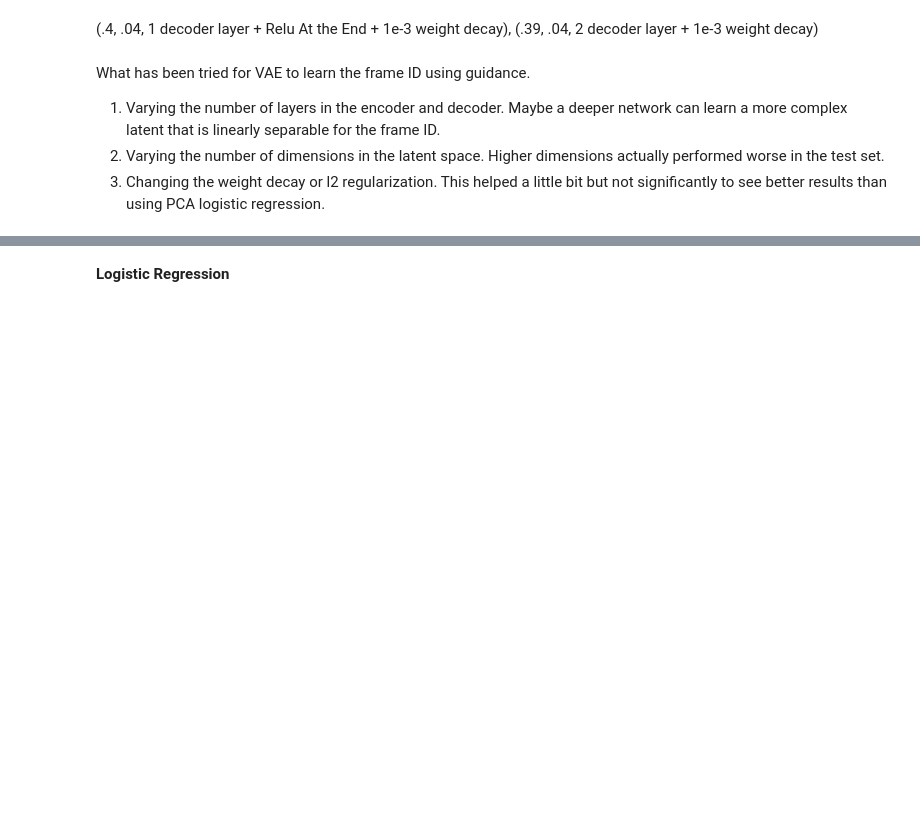
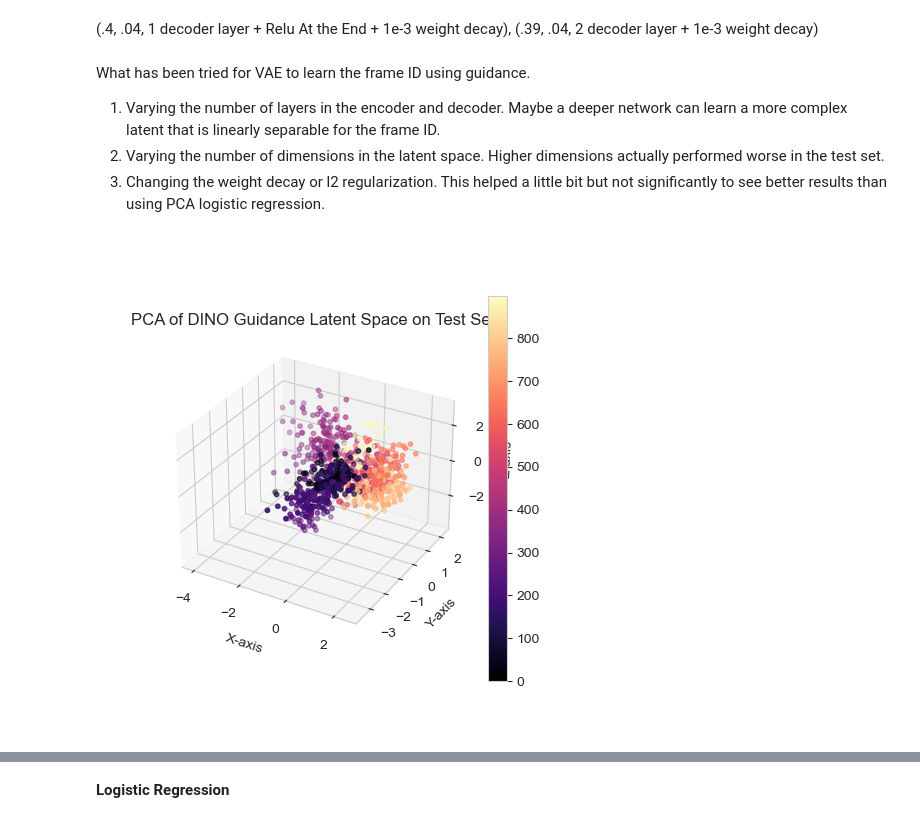
Before and after one commit to josephyu11600/ML-Neural-Data, a Jupyter notebook: Project/notebooks/cebra_analysis.ipynb, the cells around one changed output, grey strips where cells are left out. Saved outputs shown, nothing was run; the diff lists cells and outputs as text; code cells hidden in the pictures; blank space fills up the shorter version.

```diff
--- a/Project/notebooks/cebra_analysis.ipynb
+++ b/Project/notebooks/cebra_analysis.ipynb
@@ -1004,6 +1051,27 @@ X_t, X_val, _, _, y_t, y_val = data_split
 with torch.no_grad():
     (_, _, _), _, hidden_preds, _, = vae_model(torch.tensor(X_t, dtype=torch.float32), phase='test')
     (_, _, _), _, hidden_val, _, = vae_model(torch.tensor(X_val, dtype=torch.float32), phase='test')
+# %%
+pca = PCA(n_components = 3)
+hidden_val_pca = pca.fit_transform(hidden_val)
+# %%
+%matplotlib widget
+
+fig = plt.figure(figsize = (5,5))
+ax = fig.add_subplot(111, projection='3d')
+
+scatter = ax.scatter(hidden_val_pca[:900, 0], hidden_val_pca[:900, 1], hidden_val_pca[:900, 2], c=np.arange(900), cmap='magma', s=10)
+ax.set_xlabel("X-axis")
+ax.set_ylabel("Y-axis")
+ax.set_zlabel("Z-axis")
+ax.grid(True)
+# plt.axis('off')
+plt.colorbar(scatter)
+plt.title('PCA of DINO Guidance Latent Space on Test Set')
+# plt.savefig('../images/pca_of_no_guidance_latents.png', dpi=300, bbox_inches='tight')
+plt.show()
+# %% [output]
+[figure, added]
 # %%
 X_t_vae = hidden_preds.numpy()
 X_val_vae = hidden_val.numpy()
```
Also changed, not shown: parts of 32 cells of this notebook, 12 other files.
